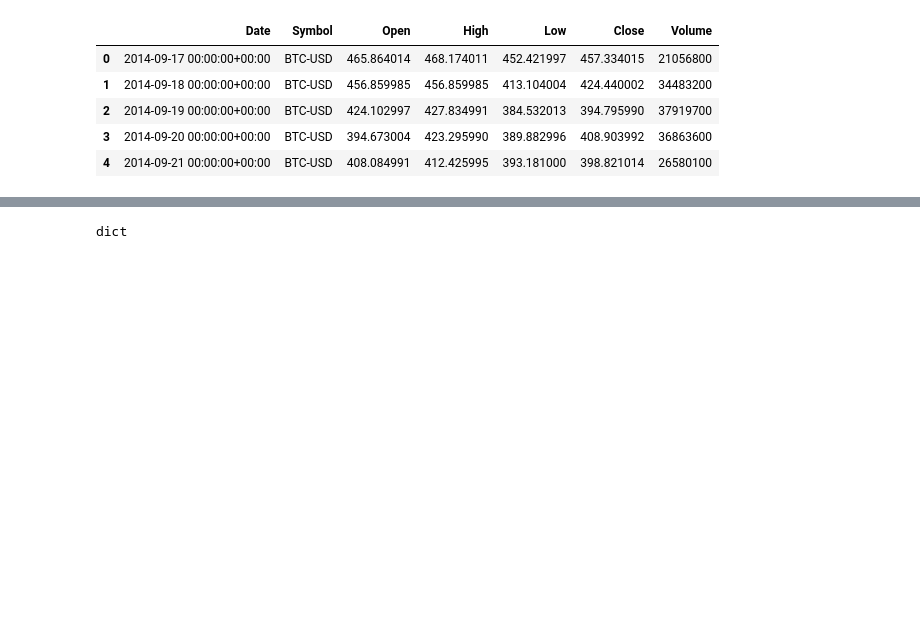
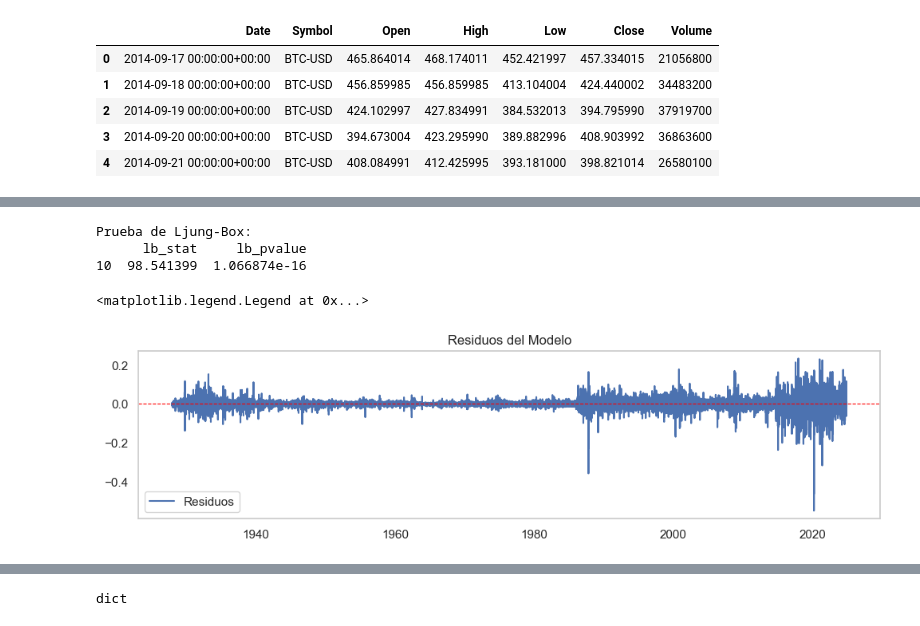
Before and after one commit to AndresR2909/eda_fuenes_datos_anteproyecto, a Jupyter notebook: eda_data_yahoo_finance_v2.ipynb, the cells around one changed output, grey strips where cells are left out. Cells and saved outputs as stored; diff of their text form; code cells hidden in the pictures; blank space fills up the shorter version.

Commit message:
add log returns

```diff
--- a/eda_data_yahoo_finance_v2.ipynb
+++ b/eda_data_yahoo_finance_v2.ipynb
@@ -180,6 +238,6 @@ for symbol in symbols:
 # %%
 # Filtrar valores nulos (primer valor de cada símbolo tendrá NaN en retorno)
-df_hist = df_hist.dropna(subset=['Retorno_Porcentual'])
+df_resultado = df_resultado.dropna(subset=['Retorno_Porcentual'])
 # %%
 # Filtrar los datos para los últimos 10 años
 ten_years_ago = pd.Timestamp.today() - pd.DateOffset(years=4)
@@ -229,0 +369,23 @@ for symbol in symbols:
+# %%
+# Validar residuos con prueba de Ljung-Box
+residuals = best_model.resid
+lb_test = acorr_ljungbox(residuals, lags=[10], return_df=True)
+print("\nPrueba de Ljung-Box:")
+print(lb_test)
+
+# Graficar residuos y volatilidad condicional
+plt.figure(figsize=(12, 6))
+
+# Residuos
+plt.subplot(2, 1, 1)
+plt.plot(residuals, label='Residuos')
+plt.axhline(0, color='red', linestyle='--', linewidth=0.8)
+plt.title('Residuos del Modelo')
+plt.grid()
+plt.legend()
+# %% [output]
+Prueba de Ljung-Box:
+      lb_stat     lb_pvalue
+10  98.541399  1.066874e-16
+<matplotlib.legend.Legend at 0x...>
+[figure, added]
```
Also changed, not shown: parts of 16 cells of this notebook, 3 other files.
